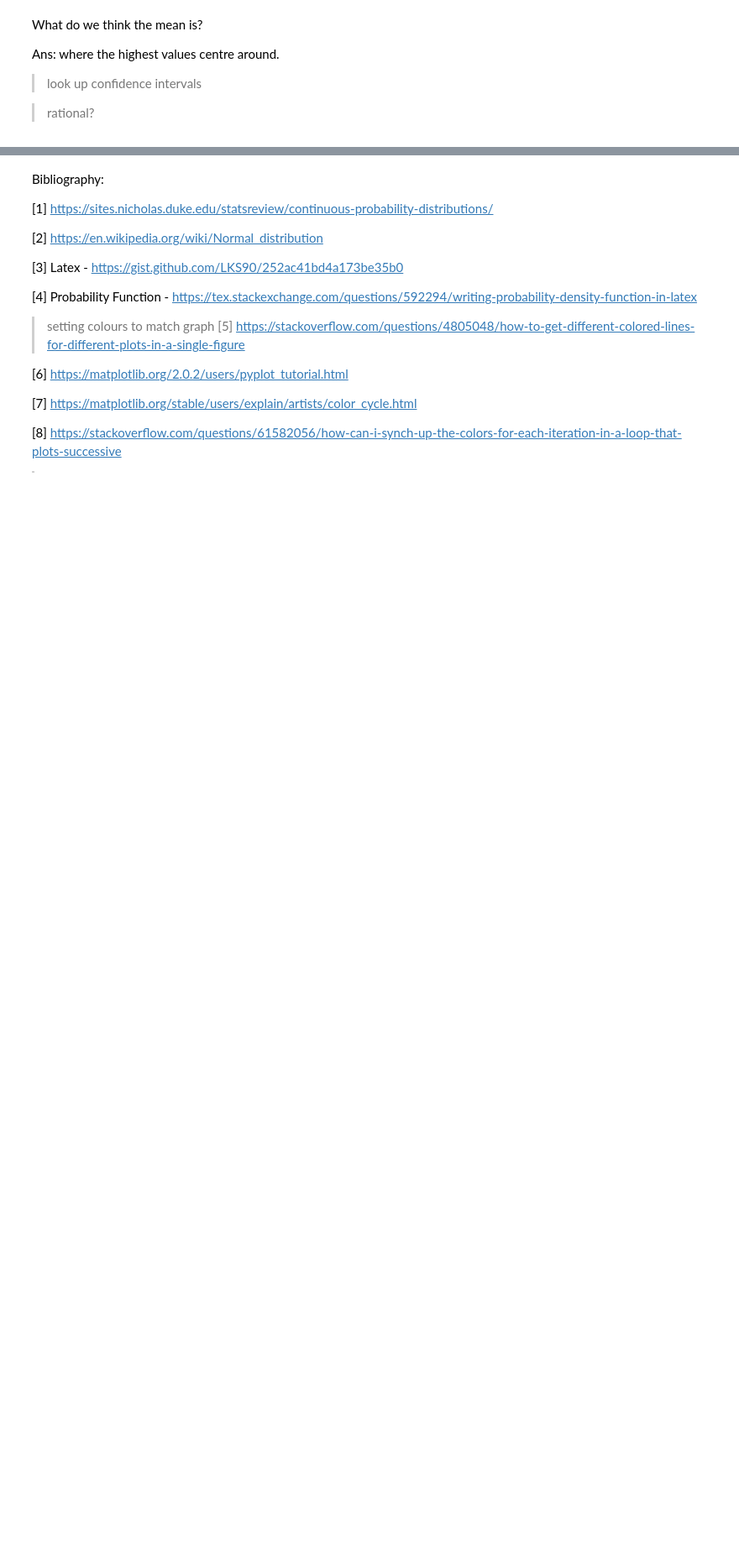
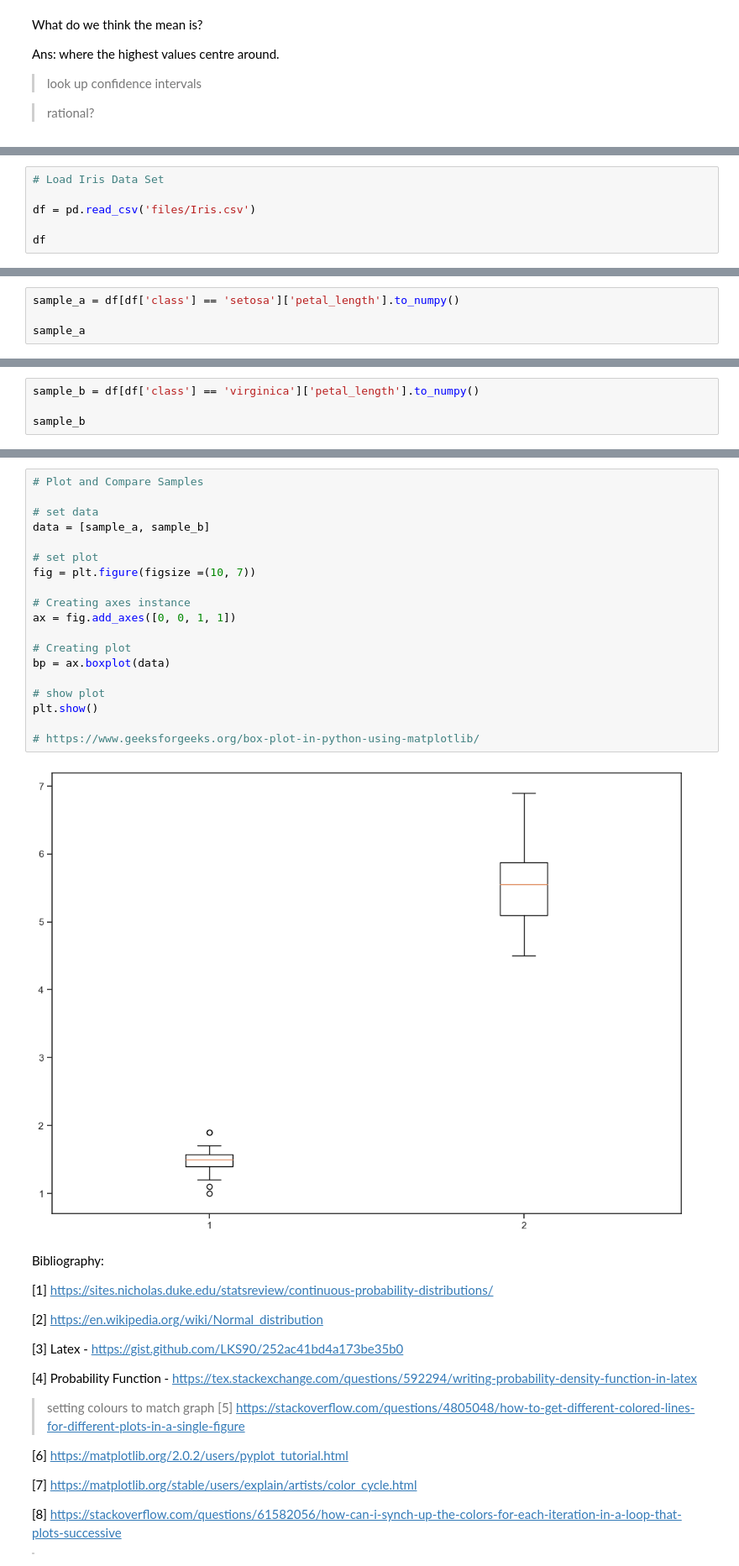
Before and after one commit to VCurry20/MachineLearning_Statistics, a Jupyter notebook: Video Reviews/T_Test.ipynb, the cells around one changed output, grey strips where cells are left out. Shown at 84% size. Saved outputs shown, nothing was run; the diff lists cells and outputs as text; blank space fills up the shorter version.

```diff
--- a/Video Reviews/T_Test.ipynb
+++ b/Video Reviews/T_Test.ipynb
@@ -1092,3 +1022,9 @@ A T - Test is used to compare two samples to see if they came from the same popu
 Paired Example - student results before and after a lesson
 
 Independent Sample - the values are different in each
+# %%
+# Load Iris Data Set
+
+df = pd.read_csv('files/Iris.csv')
+
+df
@@ -1094,0 +1045,4 @@ Independent Sample - the values are different in each
+# %%
+sample_a = df[df['class'] == 'setosa']['petal_length'].to_numpy()
+
+sample_a
@@ -1094,0 +1066,4 @@ Independent Sample - the values are different in each
+# %%
+sample_b = df[df['class'] == 'virginica']['petal_length'].to_numpy()
+
+sample_b
@@ -1095,3 +1181,24 @@ Independent Sample - the values are different in each
+# %%
+# Plot and Compare Samples
+
+# set data
+data = [sample_a, sample_b]
+
+# set plot
+fig = plt.figure(figsize =(10, 7))
+
+# Creating axes instance
+ax = fig.add_axes([0, 0, 1, 1])
+
+# Creating plot
+bp = ax.boxplot(data)
+
+# show plot
+plt.show()
+
+# https://www.geeksforgeeks.org/box-plot-in-python-using-matplotlib/
+# %% [output]
+[figure, added]
 # %% [markdown]
 Bibliography:
 
```
Also changed, not shown: parts of 42 cells of this notebook, 2 other files.
